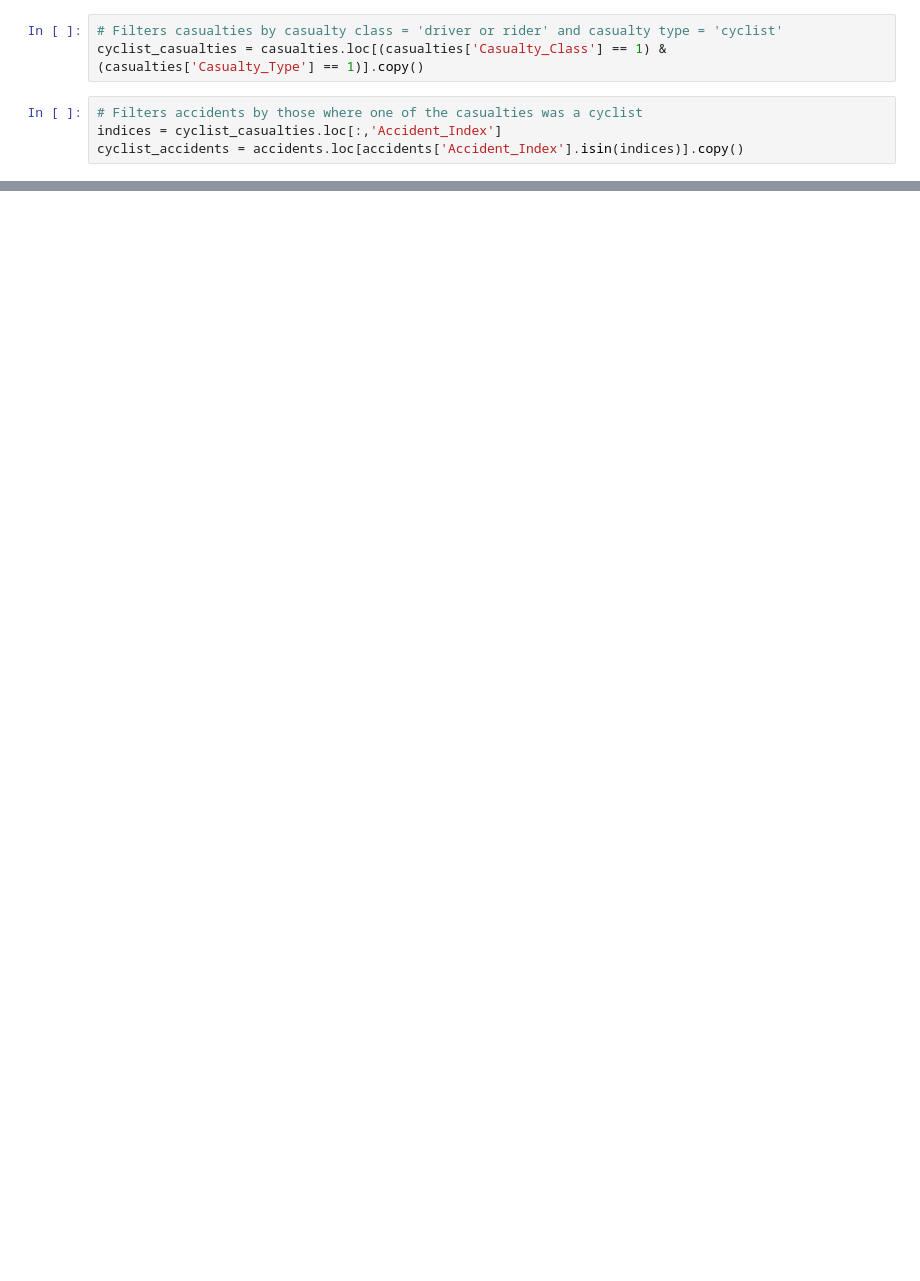
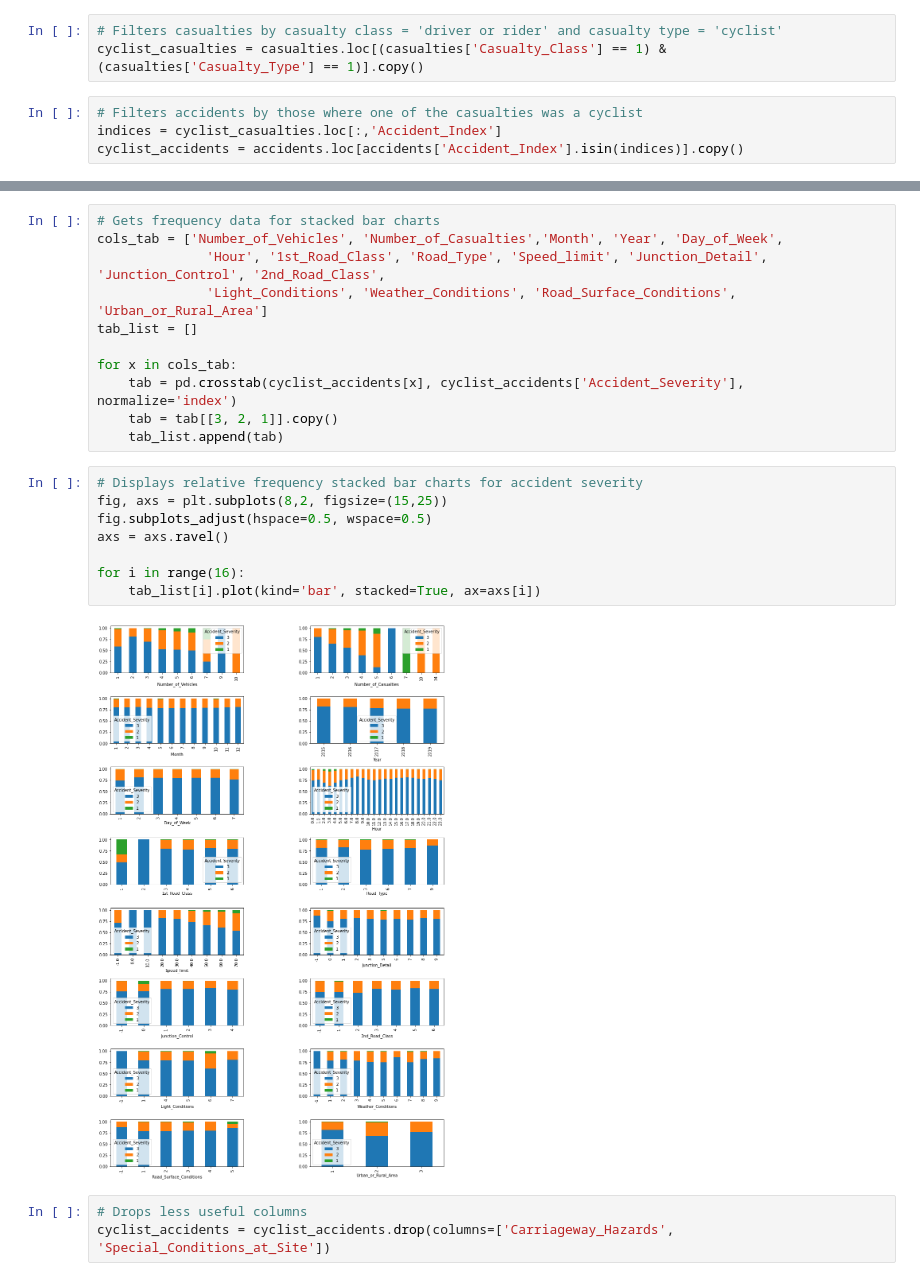
Before and after one commit to kellyroddy/cycling-accidents, a Jupyter notebook: Road safety data project.ipynb, the cells around one changed output, grey strips where cells are left out. Saved outputs shown, nothing was run; the diff lists cells and outputs as text; blank space fills up the shorter version.

```diff
--- a/Road safety data project.ipynb
+++ b/Road safety data project.ipynb
@@ -80,0 +97,24 @@ for i in range(18):
+# %%
+# Gets frequency data for stacked bar charts
+cols_tab = ['Number_of_Vehicles', 'Number_of_Casualties','Month', 'Year', 'Day_of_Week',
+              'Hour', '1st_Road_Class', 'Road_Type', 'Speed_limit', 'Junction_Detail', 'Junction_Control', '2nd_Road_Class',
+              'Light_Conditions', 'Weather_Conditions', 'Road_Surface_Conditions', 'Urban_or_Rural_Area']
+tab_list = []
+
+for x in cols_tab:
+    tab = pd.crosstab(cyclist_accidents[x], cyclist_accidents['Accident_Severity'], normalize='index')
+    tab = tab[[3, 2, 1]].copy()
+    tab_list.append(tab)
+# %%
+# Displays relative frequency stacked bar charts for accident severity
+fig, axs = plt.subplots(8,2, figsize=(15,25))
+fig.subplots_adjust(hspace=0.5, wspace=0.5)
+axs = axs.ravel()
+
+for i in range(16):
+    tab_list[i].plot(kind='bar', stacked=True, ax=axs[i])
+# %% [output]
+[figure, added]
+# %%
+# Drops less useful columns
+cyclist_accidents = cyclist_accidents.drop(columns=['Carriageway_Hazards', 'Special_Conditions_at_Site'])
```
Also changed, not shown: parts of 14 cells of this notebook.
